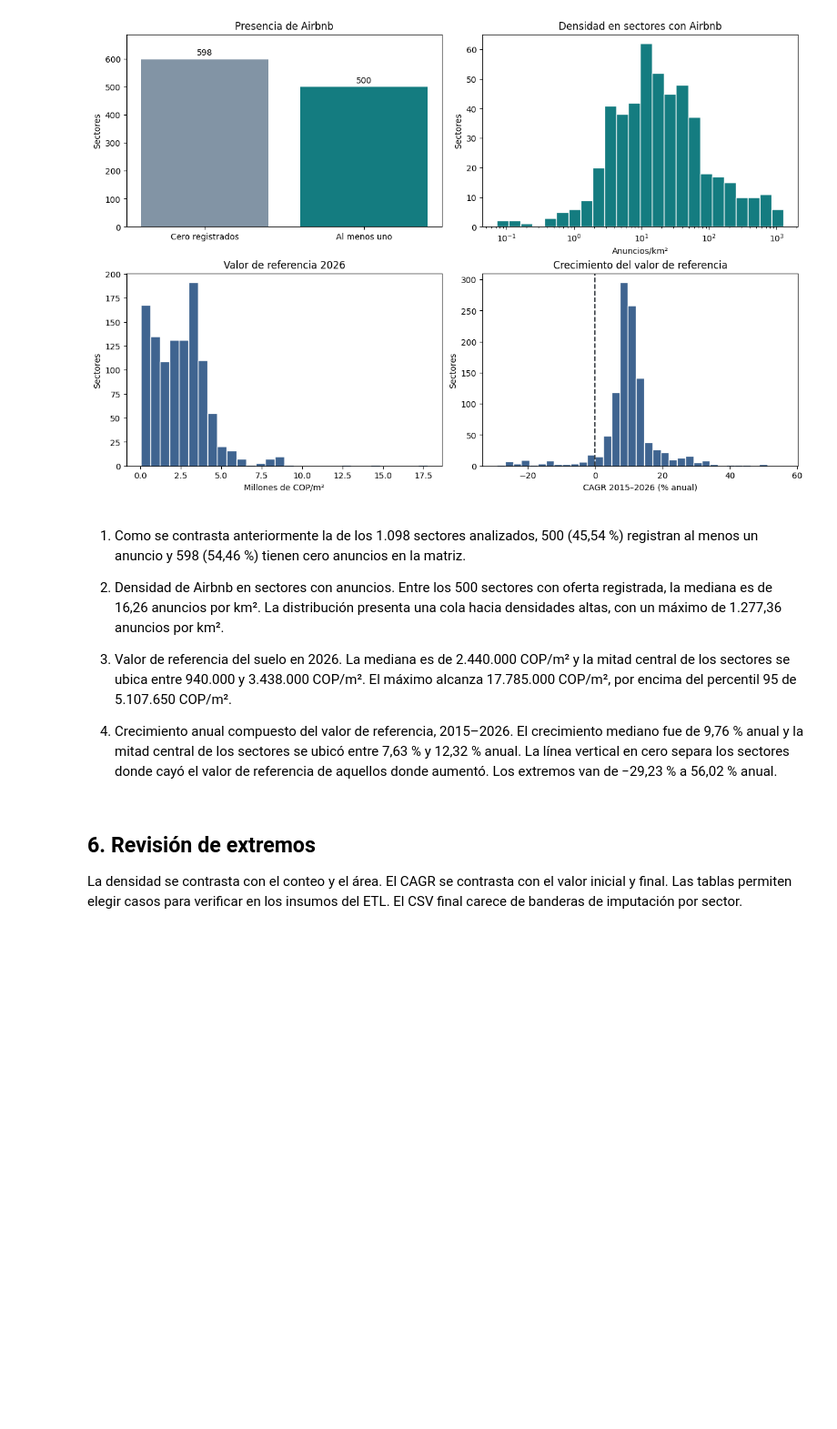
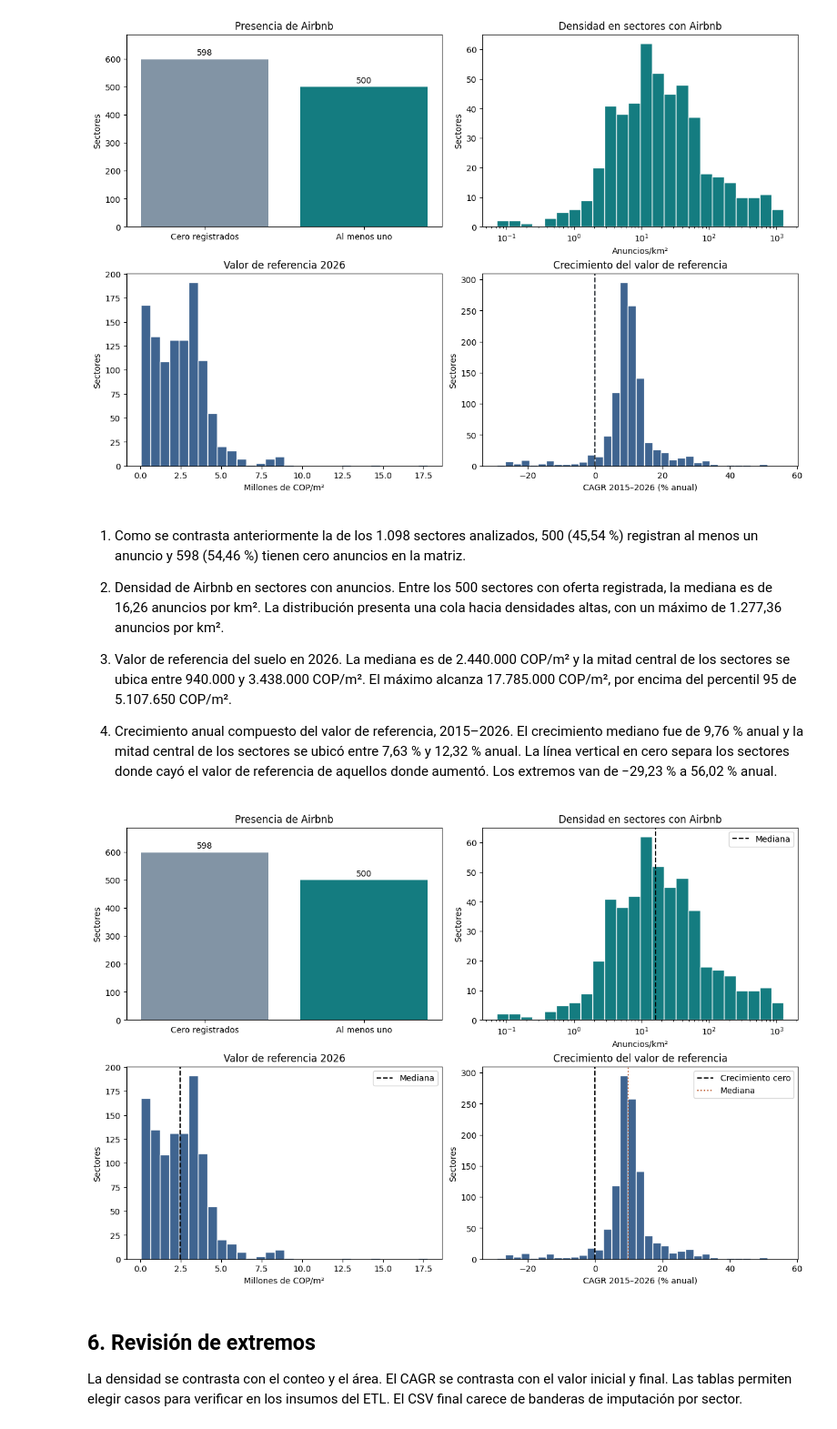
Before and after one commit to Informer20/dinamica-inmobiliaria-bogota-grupo2, a Jupyter notebook: notebooks/02_Entendimiento_de_los_datos.ipynb, the cells around one changed output. Shown at 91% size. Saved outputs shown, nothing was run; the diff lists cells and outputs as text; code cells hidden in the pictures; blank space fills up the shorter version.

```diff
--- a/notebooks/02_Entendimiento_de_los_datos.ipynb
+++ b/notebooks/02_Entendimiento_de_los_datos.ipynb
@@ -159,6 +400,95 @@ plt.show()
 3. Valor de referencia del suelo en 2026. La mediana es de 2.440.000 COP/m² y la mitad central de los sectores se ubica entre 940.000 y 3.438.000 COP/m². El máximo alcanza 17.785.000 COP/m², por encima del percentil 95 de 5.107.650 COP/m².
 
 4. Crecimiento anual compuesto del valor de referencia, 2015–2026. El crecimiento mediano fue de 9,76 % anual y la mitad central de los sectores se ubicó entre 7,63 % y 12,32 % anual. La línea vertical en cero separa los sectores donde cayó el valor de referencia de aquellos donde aumentó. Los extremos van de −29,23 % a 56,02 % anual.
+# %%
+
+fig, axes = plt.subplots(2, 2, figsize=(12, 8), constrained_layout=True)
+
+# 1. Presencia de Airbnb
+presencia = con_airbnb.value_counts().reindex(
+    [False, True], fill_value=0
+)
+
+barras = axes[0, 0].bar(
+    ["Cero registrados", "Al menos uno"],
+    presencia,
+    color=["#8294a5", "#147c80"]
+)
+
+axes[0, 0].bar_label(barras, padding=3)
+axes[0, 0].set_ylim(0, presencia.max() * 1.15)
+axes[0, 0].set(title="Presencia de Airbnb", ylabel="Sectores")
+
+# 2. Densidad Airbnb, excluyendo sectores sin anuncios
+positivas = variables.loc[
+    con_airbnb & variables[densidad].gt(0), densidad
+]
+
+intervalos = np.geomspace(positivas.min(), positivas.max(), 25)
+
+axes[0, 1].hist(
+    positivas, bins=intervalos,
+    color="#147c80", edgecolor="white"
+)
+
+axes[0, 1].set_xscale("log")
+axes[0, 1].axvline(
+    positivas.median(), color="black",
+    linestyle="--", label="Mediana"
+)
+axes[0, 1].set(
+    title="Densidad en sectores con Airbnb",
+    xlabel="Anuncios/km²", ylabel="Sectores"
+)
+axes[0, 1].legend()
+
+# 3. Valor de referencia 2026
+valores = variables[pesos] / 1_000_000
+
+axes[1, 0].hist(
+    valores, bins=30,
+    color="#3f6490", edgecolor="white"
+)
+
+axes[1, 0].axvline(
+    valores.median(), color="black",
+    linestyle="--", label="Mediana"
+)
+
+axes[1, 0].set(
+    title="Valor de referencia 2026",
+    xlabel="Millones de COP/m²", ylabel="Sectores"
+)
+axes[1, 0].legend()
+
+# 4. CAGR inmobiliario
+crecimiento = variables[cagr]
+
+axes[1, 1].hist(
+    crecimiento, bins=35,
+    color="#3f6490", edgecolor="white"
+)
+
+axes[1, 1].axvline(
+    0, color="black", linestyle="--",
+    label="Crecimiento cero"
+)
+
+axes[1, 1].axvline(
+    crecimiento.median(), color="#bd5c31",
+    linestyle=":", label="Mediana"
+)
+
+axes[1, 1].set(
+    title="Crecimiento del valor de referencia",
+    xlabel="CAGR 2015–2026 (% anual)",
+    ylabel="Sectores"
+)
+axes[1, 1].legend()
+
+plt.show()
+# %% [output]
+[figure, added]
 # %% [markdown]
 ## 6. Revisión de extremos
 
```
Also changed, not shown: parts of 17 cells of this notebook.
